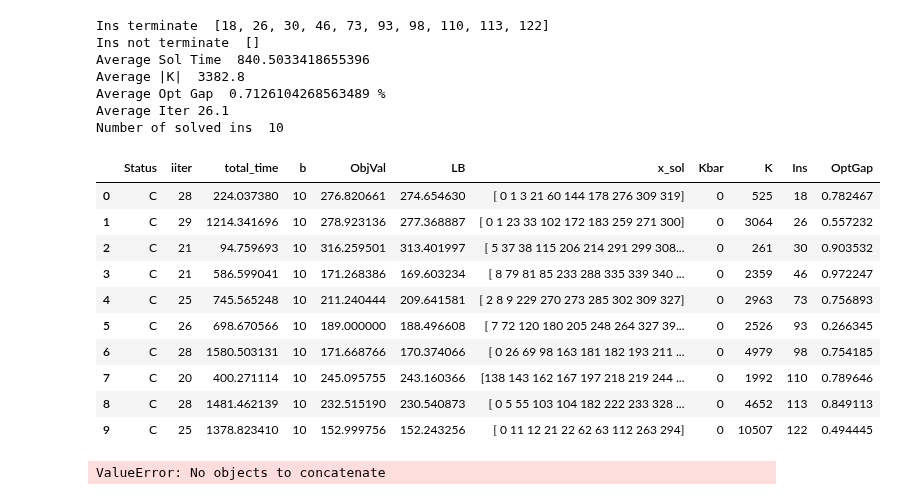
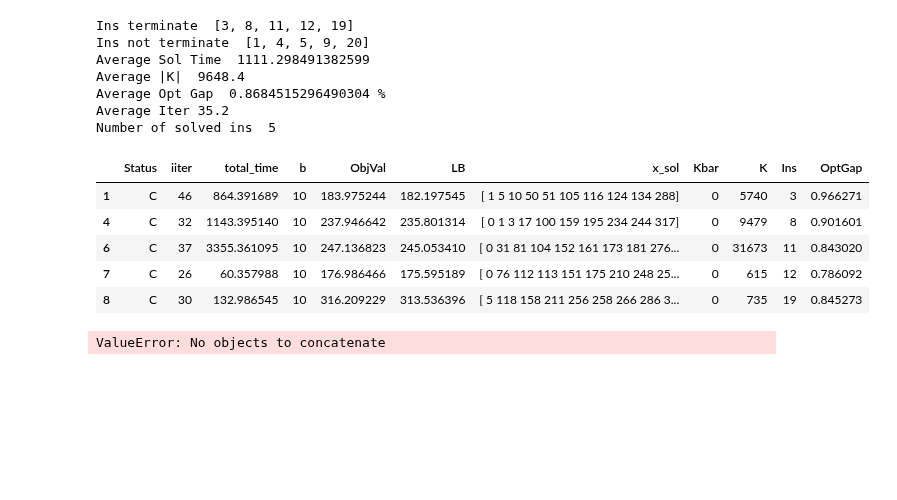
Before and after one commit to diHnguyen/SSPI, a Jupyter notebook: PythonConversion/Dec2024_Output/ProcessOutput.ipynb, the cells around one changed output. Cells and saved outputs as stored; diff of their text form; code cells hidden in the pictures; blank space fills up the shorter version.

```diff
--- a/PythonConversion/Dec2024_Output/ProcessOutput.ipynb
+++ b/PythonConversion/Dec2024_Output/ProcessOutput.ipynb
@@ -7,48 +7,21 @@ import numpy as np
 os.chdir("/Users/dinguyen/Desktop/Local Documents/GitHub/Paper5/PythonConversion/")
 N =50
 
-# <5min
-# N30: 1 2 5 6 7 8 9 10 11 12
-# ins = [1, 2, 5, 6, 7, 8, 9, 10, 11, 12]
-# N40: 1 3 5 6 7 9 10 11 12 13
+# N30
+# ins = [1,2,5,6,7,8,9,10,11,12]
+# ins = [4,20,83,99,107,166,172,174,200,241]
+# ins = [3,35,36,37,52,63,64,150, 282,319]
+
+# N40
 # ins = [1, 3, 5, 6, 7, 9, 10, 11, 12, 13]
-# N50: 2 6 7 10 13 14 15 16 17 21
-ins = [2, 6, 7, 10, 13, 14, 15, 16, 17, 21]
+# ins =  [4, 8, 16, 27, 33, 36, 37, 48, 64, 68]
+# ins =  [2, 14, 18, 22, 24, 38, 39, 40, 56, 76]
 
-# For 5-60 minutes:
+# N50
+# ins =  [2, 6, 7, 10, 13, 14, 15, 16, 17, 21]
+# ins =  [18, 26, 46, 73, 93, 98, 110, 113, 122, 124]
+ins =  [1, 3, 4, 5, 8, 9, 11, 12, 19, 20]
 
-# N30: 4 20 83 89 107 166 172 174 200 241
-# ins = [4, 20, 83, 89, 107, 166, 172, 174, 200, 241]
-# N40: 4 8 16 20 27 28 33 36 37 48
-# ins = [4, 8, 16, 20, 27, 28, 33, 36, 37, 48]
-# N50: 18 26 30 46 73 93 98 110 113 122
-# ins = [18, 26, 30, 46, 73, 93, 98, 110, 113, 122]
-
-# For >60 minutes:
-# N30: 3 35 36 37 52 63 64 150 282 319
-# ins = [3, 35, 36, 37, 52, 63, 64, 150, 282, 319]
-# N40: 2 14 18 22 24 38 39 40 56 76
-# ins = [2, 14, 18, 22, 24, 38, 39, 40, 56, 76]
-# N50: 1 3 4 5 8 9 11 12 19 20
-# ins = [1, 3, 4, 5, 8, 9, 11, 12, 19, 20]
-
-
-# ins = range(800)
-#<5min
-
-# ins = [1, 2, 5, 6, 7, 8, 9, 10, 11, 12]#N30
-# ins = [1, 3, 5, 6, 7, 9, 10, 11, 12, 13] #N40
-# ins = [2, 6, 7, 10, 12, 13, 14, 15, 16, 17]#N50
-
-#5-60min
-# ins = [4, 20, 37, 64, 83, 107, 150, 174, 258, 277]#N30
-# ins = [4, 8, 24, 27, 37, 48, 64, 68, 77, 82]#N40
-# ins = [3, 8, 26, 27, 28, 39, 41, 46, 54, 73]#N50
-
-#>60min
-# ins = [3, 35, 36, 52, 63, 282, 319, 334, 546, 549]#N30
-# ins = [2, 14, 18, 22, 29, 38, 39, 40, 56, 76] #N40
-# ins = [1, 4, 5, 9, 11, 20, 23, 32, 34, 38] #N50
 
 def processMain(N, ins):
     fileNames = []
@@ -89,50 +62,45 @@ def processMain(N, ins):
     print("Ins terminate ", ins_terminate)
     ins_not_terminate = list(df_filtered[~df_filtered['Ins'].isin(ins_terminate)]['Ins'])#np.array(df_filtered[(df_filtered['iiter']<df_filtered['max'])&(df_filtered['iiter']!=-1)]['Ins'])
     print("Ins not terminate ", ins_not_terminate)
     df_filtered = df_filtered[df_filtered.Status == "C"]
     # df_filtered = df_filtered[~df_filtered['Ins'].isin(ins_not_terminate)]
     # df_filtered = df_filtered.groupby('Ins').apply(
     #     lambda group: group[group['total_time'] == group['total_time'].max()])
     # df_filtered = df_filtered.reset_index(drop=True)
     df_filtered["OptGap"] = (df_filtered.ObjVal-df_filtered.LB)/df_filtered.ObjVal*100
     print("Average Sol Time ", df_filtered['total_time'].mean())
     print("Average |K| ", df_filtered['K'].mean())
     print("Average Opt Gap ", df_filtered["OptGap"].mean(),"%")
     print("Average Iter", df_filtered["iiter"].mean()+1)
     print("Number of solved ins ", len(df_filtered))
 
 
 
     # print(output)
     # for i in range(5):
     #     output = pd.read_csv(EXP+"_N"+str(N)+"_"+str(i+1)+".txt", sep=";", header=None)
 
     return df_filtered
 
 df_default = processMain(N,ins)
 df_default
 # df_default[(df_default.total_time >= 300) &(df_default.total_time <= 3600)]
 # df_default[(df_default.total_time < 300)]
 # print(list(df_default[(df_default.total_time >= 300) &(df_default.total_time <= 3600)]['Ins']))
 # %% [output]
-Ins terminate  [18, 26, 30, 46, 73, 93, 98, 110, 113, 122]
-Ins not terminate  []
-Average Sol Time  840.5033418655396
-Average |K|  3382.8
-Average Opt Gap  0.7126104268563489 %
-Average Iter 26.1
-Number of solved ins  10
+Ins terminate  [3, 8, 11, 12, 19]
+Ins not terminate  [1, 4, 5, 9, 20]
+Average Sol Time  1111.298491382599
+Average |K|  9648.4
+Average Opt Gap  0.8684515296490304 %
+Average Iter 35.2
+Number of solved ins  5
 |  | Status | iiter | total_time | b | ObjVal | LB | x_sol | Kbar | K | Ins | OptGap |
-| 0 | C | 28 | 224.037380 | 10 | 276.820661 | 274.654630 | [ 0 1 3 21 60 144 178 276 309 319] | 0 | 525 | 18 | 0.782467 |
-| 1 | C | 29 | 1214.341696 | 10 | 278.923136 | 277.368887 | [ 0 1 23 33 102 172 183 259 271 300] | 0 | 3064 | 26 | 0.557232 |
-| 2 | C | 21 | 94.759693 | 10 | 316.259501 | 313.401997 | [ 5 37 38 115 206 214 291 299 308... | 0 | 261 | 30 | 0.903532 |
-| 3 | C | 21 | 586.599041 | 10 | 171.268386 | 169.603234 | [ 8 79 81 85 233 288 335 339 340 ... | 0 | 2359 | 46 | 0.972247 |
-| 4 | C | 25 | 745.565248 | 10 | 211.240444 | 209.641581 | [ 2 8 9 229 270 273 285 302 309 327] | 0 | 2963 | 73 | 0.756893 |
-| 5 | C | 26 | 698.670566 | 10 | 189.000000 | 188.496608 | [ 7 72 120 180 205 248 264 327 39... | 0 | 2526 | 93 | 0.266345 |
-| 6 | C | 28 | 1580.503131 | 10 | 171.668766 | 170.374066 | [ 0 26 69 98 163 181 182 193 211 ... | 0 | 4979 | 98 | 0.754185 |
-| 7 | C | 20 | 400.271114 | 10 | 245.095755 | 243.160366 | [138 143 162 167 197 218 219 244 ... | 0 | 1992 | 110 | 0.789646 |
-| 8 | C | 28 | 1481.462139 | 10 | 232.515190 | 230.540873 | [ 0 5 55 103 104 182 222 233 328 ... | 0 | 4652 | 113 | 0.849113 |
-| 9 | C | 25 | 1378.823410 | 10 | 152.999756 | 152.243256 | [ 0 11 12 21 22 62 63 112 263 294] | 0 | 10507 | 122 | 0.494445 |
+| 1 | C | 46 | 864.391689 | 10 | 183.975244 | 182.197545 | [ 1 5 10 50 51 105 116 124 134 288] | 0 | 5740 | 3 | 0.966271 |
+| 4 | C | 32 | 1143.395140 | 10 | 237.946642 | 235.801314 | [ 0 1 3 17 100 159 195 234 244 317] | 0 | 9479 | 8 | 0.901601 |
+| 6 | C | 37 | 3355.361095 | 10 | 247.136823 | 245.053410 | [ 0 31 81 104 152 161 173 181 276... | 0 | 31673 | 11 | 0.843020 |
+| 7 | C | 26 | 60.357988 | 10 | 176.986466 | 175.595189 | [ 0 76 112 113 151 175 210 248 25... | 0 | 615 | 12 | 0.786092 |
+| 8 | C | 30 | 132.986545 | 10 | 316.209229 | 313.536396 | [ 5 118 158 211 256 258 266 286 3... | 0 | 735 | 19 | 0.845273 |
 # %%
 import pandas as pd
 import os
```
